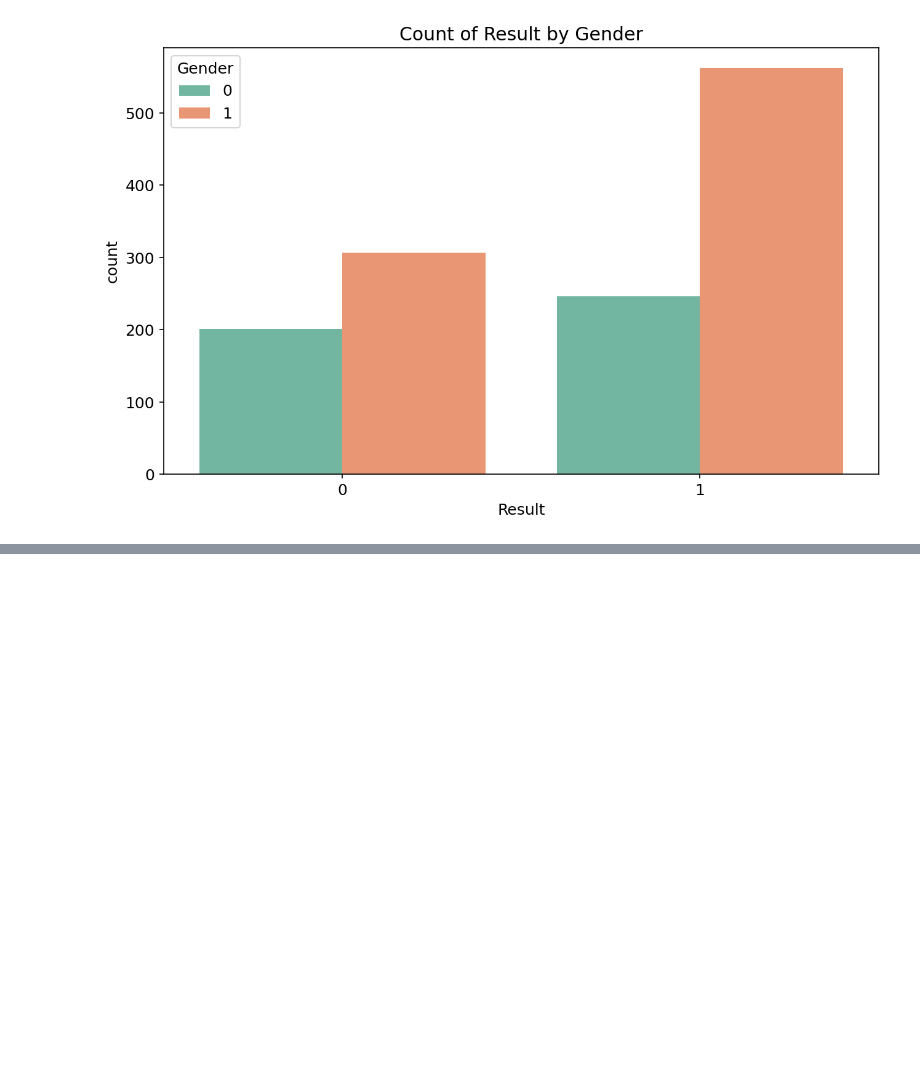
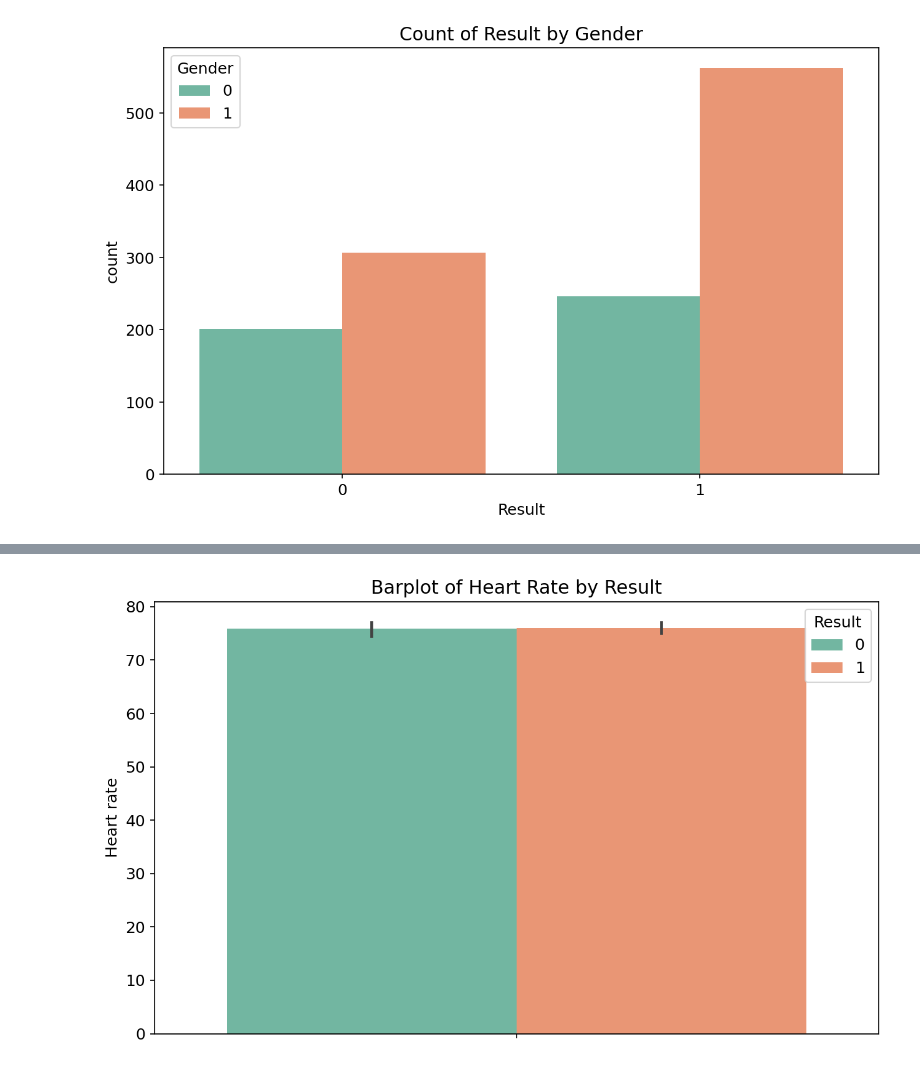
Before and after one commit to Jawad-Muzafar/EDA, a Jupyter notebook: Heart attack dataset/eda.ipynb, the cells around one changed output, grey strips where cells are left out. Saved outputs shown, nothing was run; the diff lists cells and outputs as text; code cells hidden in the pictures; blank space fills up the shorter version.

```diff
--- a/Heart attack dataset/eda.ipynb
+++ b/Heart attack dataset/eda.ipynb
@@ -776,0 +822,6 @@ plt.show()
+# %%
+sns.barplot(y='Heart rate',hue='Result',data=df,palette='Set2')
+plt.title('Barplot of Heart Rate by Result')
+plt.show()
+# %% [output]
+[figure, added]
```
Also changed, not shown: parts of 19 cells of this notebook.
